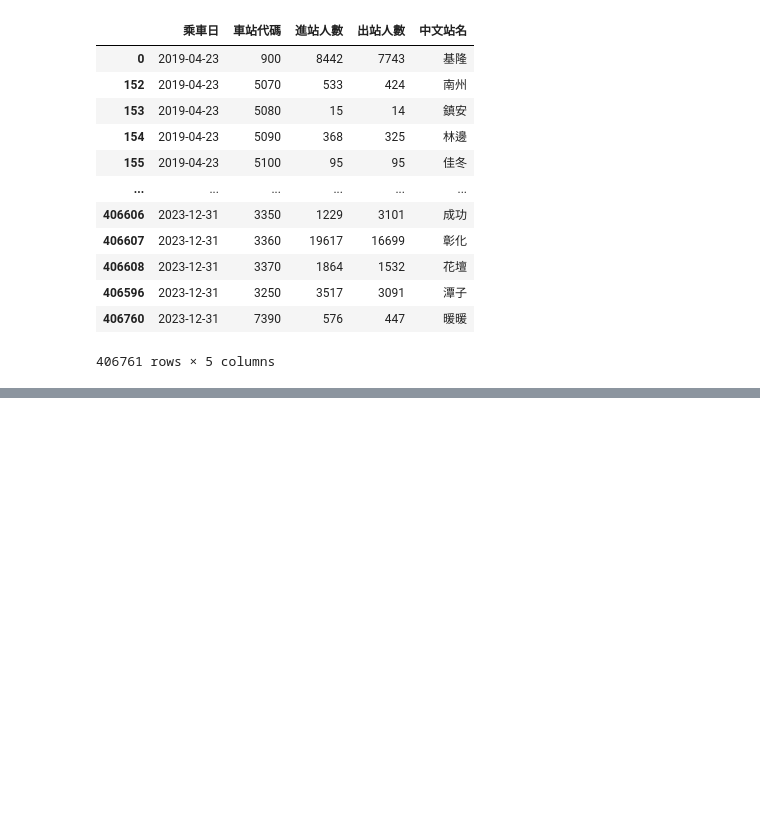
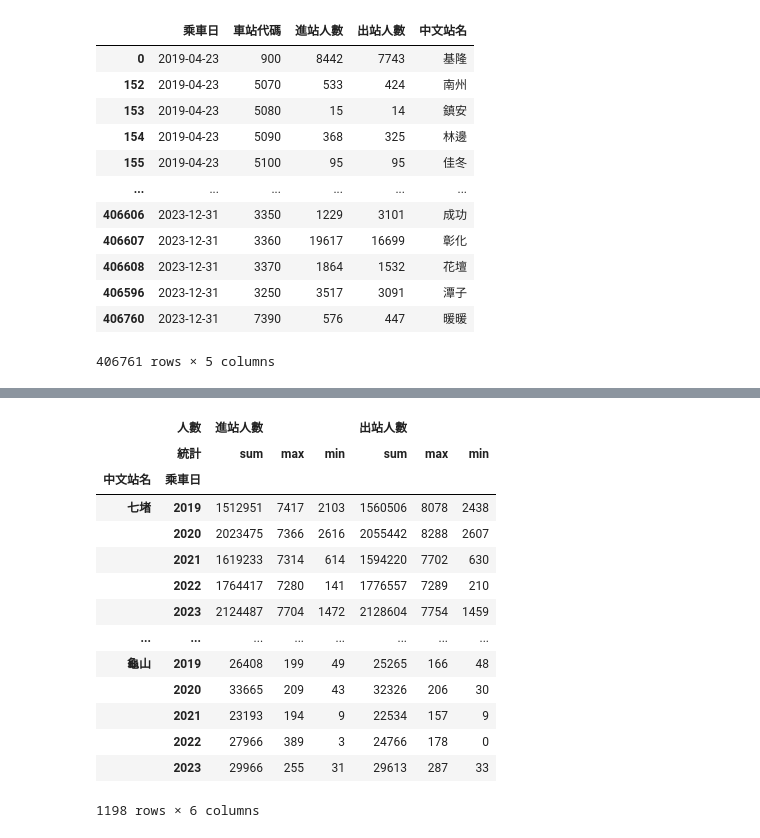
Before and after one commit to ginacarry/2024-02-AI-, a Jupyter notebook: lesson22/lesson22_4.ipynb, the cells around one changed output, grey strips where cells are left out. Saved outputs shown, nothing was run; the diff lists cells and outputs as text; code cells hidden in the pictures; blank space fills up the shorter version.

```diff
--- a/lesson22/lesson22_4.ipynb
+++ b/lesson22/lesson22_4.ipynb
@@ -180,0 +251,19 @@ station_all_df2
+# %%
+df3.columns.names = ['人數','統計']
+df3
+# %% [output]
+|  | 人數 | 進站人數 |  |  | 出站人數 |  |  |
+|  | 統計 | sum | max | min | sum | max | min |
+| 中文站名 | 乘車日 |  |  |  |  |  |  |
+| 七堵 | 2019 | 1512951 | 7417 | 2103 | 1560506 | 8078 | 2438 |
+|  | 2020 | 2023475 | 7366 | 2616 | 2055442 | 8288 | 2607 |
+|  | 2021 | 1619233 | 7314 | 614 | 1594220 | 7702 | 630 |
+|  | 2022 | 1764417 | 7280 | 141 | 1776557 | 7289 | 210 |
+|  | 2023 | 2124487 | 7704 | 1472 | 2128604 | 7754 | 1459 |
+| ... | ... | ... | ... | ... | ... | ... | ... |
+| 龜山 | 2019 | 26408 | 199 | 49 | 25265 | 166 | 48 |
+|  | 2020 | 33665 | 209 | 43 | 32326 | 206 | 30 |
+|  | 2021 | 23193 | 194 | 9 | 22534 | 157 | 9 |
+|  | 2022 | 27966 | 389 | 3 | 24766 | 178 | 0 |
+|  | 2023 | 29966 | 255 | 31 | 29613 | 287 | 33 |
+1198 rows × 6 columns
```
Also changed, not shown: parts of 5 cells of this notebook.
